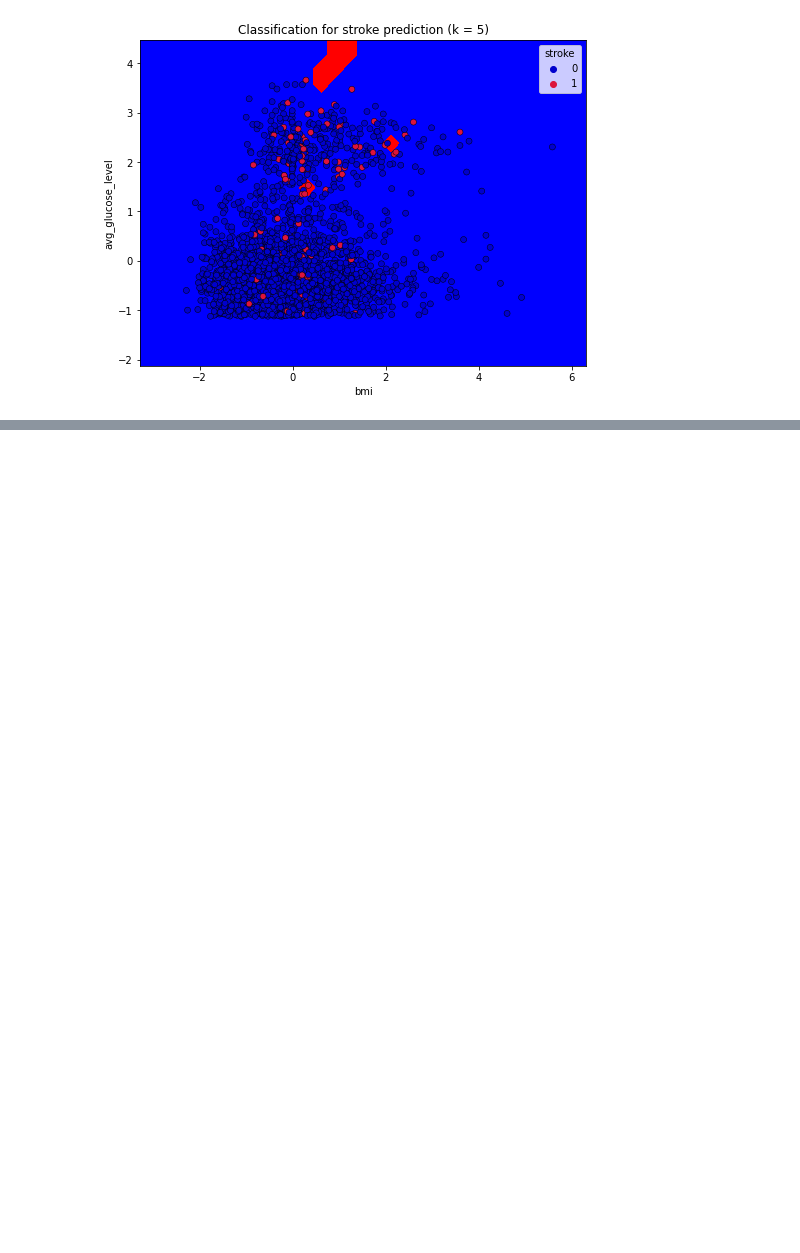
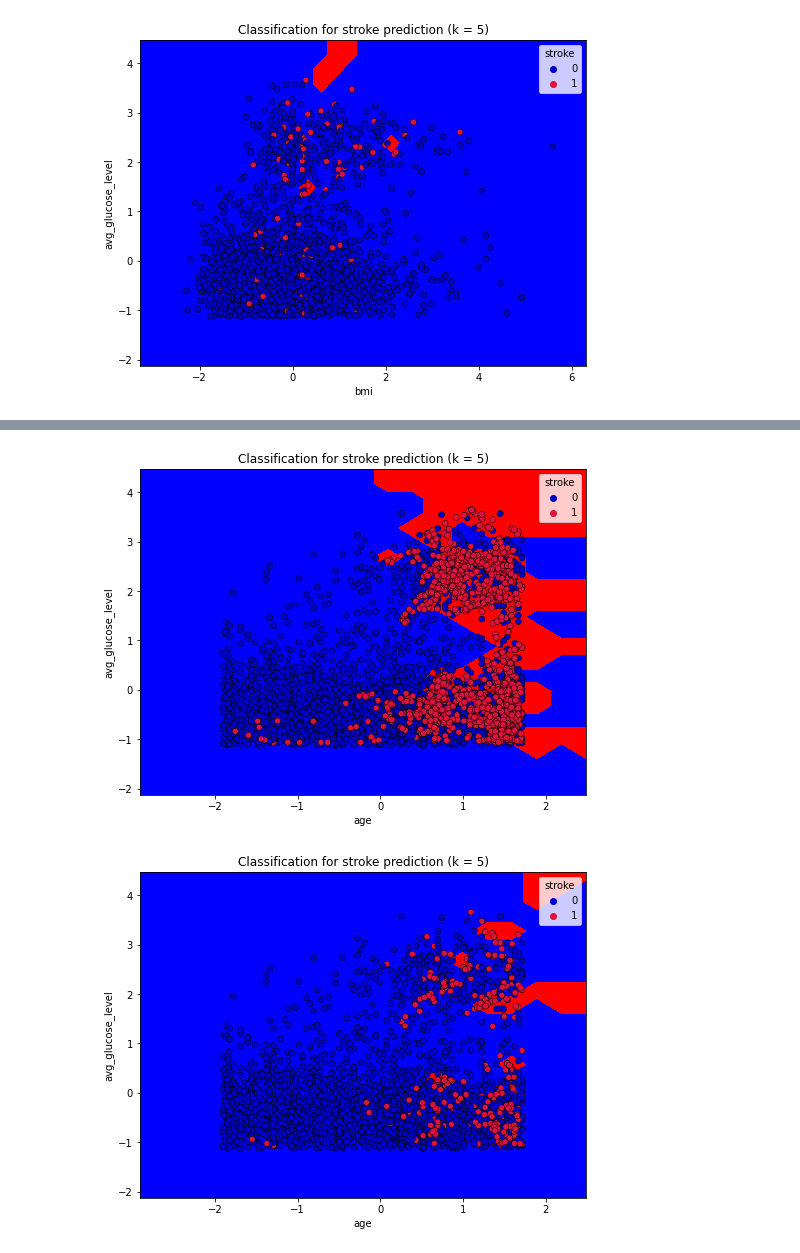
Before and after one commit to koenc100/Project-AI-minor, a Jupyter notebook: code/k-NN_die_wel_opent.ipynb, the cells around one changed output, grey strips where cells are left out. Cells and saved outputs as stored; diff of their text form; code cells hidden in the pictures; blank space fills up the shorter version.

```diff
--- a/code/k-NN_die_wel_opent.ipynb
+++ b/code/k-NN_die_wel_opent.ipynb
@@ -241,10 +241,11 @@ def plot_knn(X, y, n_neighbors = 5):
 
     # Create color maps, colours equal to categories of output data
     cmap_light = ListedColormap(['blue', 'red'])
+
     # The colormap for the dots in the scatterplot
     cmap_bold = ['MediumBlue', 'Crimson']
 
-    #Create an instance of Neighbours Classifier and fit the data.
+    # Create an instance of Neighbours Classifier and fit the data.
     model = KNeighborsClassifier(n_neighbors, weights ='uniform')
     model.fit(X, y)
 
@@ -252,8 +253,7 @@ def plot_knn(X, y, n_neighbors = 5):
     # point in the mesh [x_min, x_max]x[y_min, y_max].
     x_min, x_max = X.iloc[:, 0].min() - 1, X.iloc[:, 0].max() + 1
     y_min, y_max = X.iloc[:, 1].min() - 1, X.iloc[:, 1].max() + 1
-    xx, yy = np.meshgrid(np.arange(x_min, x_max, h),
-                             np.arange(y_min, y_max, h))
+    xx, yy = np.meshgrid(np.arange(x_min, x_max, h), np.arange(y_min, y_max, h))
     Z = model.predict(np.c_[xx.ravel(), yy.ravel()])
 
     # Put the result into a color plot
@@ -262,8 +262,7 @@ def plot_knn(X, y, n_neighbors = 5):
     plt.contourf(xx, yy, Z, cmap=cmap_light)
 
     # Plot the training points as well
-    sns.scatterplot(x=X.iloc[:, 0], y=X.iloc[:, 1], hue=y,
-                        palette=cmap_bold, alpha=1.0, edgecolor="black")
+    sns.scatterplot(x=X.iloc[:, 0], y=X.iloc[:, 1], hue=y, palette=cmap_bold, alpha=1.0, edgecolor="black")
     plt.xlim(xx.min(), xx.max())
     plt.ylim(yy.min(), yy.max())
     plt.title(f"Classification for stroke prediction (k = {n_neighbors})")
@@ -287,15 +286,20 @@ plot_knn(train_data[["bmi", "avg_glucose_level"]], train_labels)
 # %%
-# Make the data into a pd dataframe
+# Load the data as a pd dataframe
 df = prepare_data('healthcare-dataset-stroke-data.csv', one_hot = False, binary = False, normalize = True)
-
-df['hypertension'].replace(to_replace = (0, 1), value = ('normal', 'hypertension'), inplace = True)
-df['heart_disease'].replace(to_replace = (0, 1), value = ('healthy', 'heart disease'), inplace = True)
 
 # Split the data into training, testing and validation data
 train_over, test_over, val_over, train_labels_over, test_labels_over, val_labels_over = split_data(df, (0.6, 0.2, 0.2))
 
-train_over = one_hot_encode(train_over)
+#TODO verwijderen nadat nieuwe bestand gepushed is
+test_over['hypertension'].replace(to_replace = (0, 1), value = ('normal', 'hypertension'), inplace = True)
+test_over['heart_disease'].replace(to_replace = (0, 1), value = ('healthy', 'heart disease'), inplace = True)
 
-# Get the lists with oversampled dataframes
-data_over, labels_over, ratio_over = smote_loop(train_over, train_labels_over, 0.2, 1.1, 0.2)
-print(data_over)
+# Change testing data to one hot encoded data, since this also happens to training data in smote_loop
+test_over = one_hot_encode(test_over)
+
+# Split all data into numeric and binary data
+test_over_num, test_over_bin = split_datatypes(test_over)
+val_over_num, val_over_bin = split_datatypes(val_over)
+
+# Get the lists with oversampled dataframes in ratios from 0 to 1 in steps of 0.2
+data_over, labels_over, ratio_over = smote_loop(train_over, train_labels_over, 0.1, 1.1, 0.1)
@@ -333,0 +359,7 @@ AttributeError: 'DataFrame' object has no attribute 'unique'
+# %%
+# Plot the datapoints from the training data with their corresponding labels for different oversampling ratios
+plot_knn(data_over[4][["age", "avg_glucose_level"]], labels_over[4])
+plot_knn(data_over[0][["age", "avg_glucose_level"]], labels_over[0])
+# %% [output]
+[figure, added]
+[figure, added]
```
Also changed, not shown: parts of 7 cells of this notebook.
